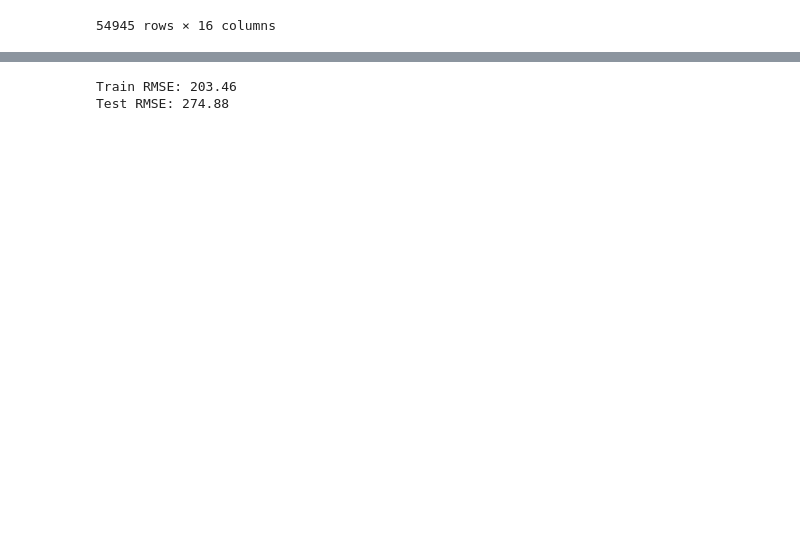
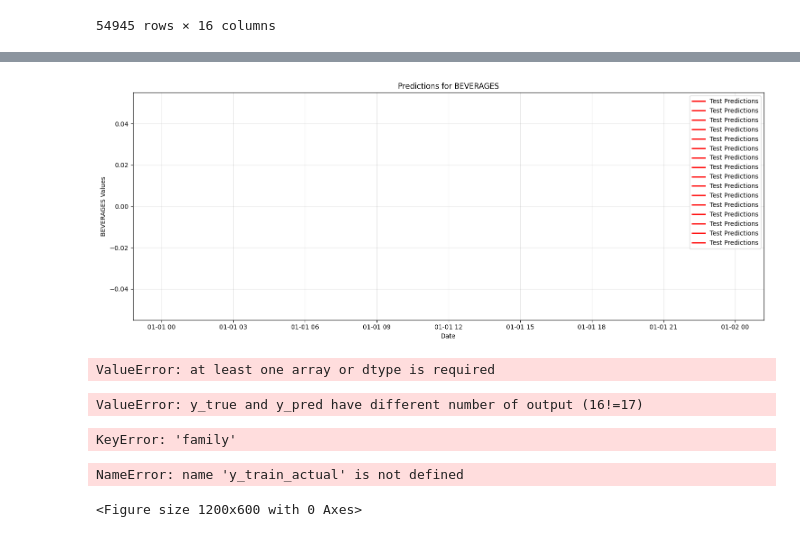
Before and after one commit to InspectorGoole/Sales-Demand-Forecast, a Jupyter notebook: sales_fore.ipynb, the cells around one changed output, grey strips where cells are left out. Cells and saved outputs as stored; diff of their text form; code cells hidden in the pictures; blank space fills up the shorter version.

```diff
--- a/sales_fore.ipynb
+++ b/sales_fore.ipynb
@@ -764,6 +781,8 @@ model.fit(X_train, y_train)
 
 y_fit = pd.DataFrame(model.predict(X_train), index=X_train.index, columns=y.columns)
 y_pred = pd.DataFrame(model.predict(X_test), index=X_test.index, columns=y.columns)
+
+y_pred['family'] = X_test['family'].values
 # %%
 y_pred
 # %% [output]
@@ -784,3 +850,9 @@ y_pred
+# %%
+# Example usage:
+plot_family_predictions('BEVERAGES', X_train, X_test, y_train, y_test, y_fit, y_pred)
+# %% [output]
+[figure, added]
+ValueError: at least one array or dtype is required
 # %%
 train_rmse = mean_squared_error(y_train, y_fit)
 test_rmse = mean_squared_error(y_test, y_pred)
@@ -788,5 +860,4 @@ train_rmse = np.sqrt(train_rmse)
 test_rmse = np.sqrt(test_rmse)
 print((f"Train RMSE: {train_rmse:.2f}\n" f"Test RMSE: {test_rmse:.2f}"))
 # %% [output]
-Train RMSE: 203.46
-Test RMSE: 274.88
+ValueError: y_true and y_pred have different number of output (16!=17)
@@ -804,0 +882,42 @@ _ = ax.legend([FAMILY, FAMILY + ' Forecast'])
+# %%
+# FAMILY = 'BEAUTY'
+
+# # Extract actual values for the family
+# y_train_actual = y_train.loc[:, FAMILY]
+# y_test_actual = y_test.loc[:, FAMILY]
+
+# # Extract predicted values for the family
+# y_train_pred = y_fit[y_fit['family'] == FAMILY][FAMILY]
+# y_test_pred = y_pred[y_pred['family'] == FAMILY][FAMILY]
+
+FAMILY = 'BEAUTY'
+
+# Extract actual values for the family (assuming 'y' has columns like 'sales' + 'family')
+y_train_actual = y_train[y_train['family'] == FAMILY]['sales']  # Adjust 'sales' to your target column
+y_test_actual = y_test[y_test['family'] == FAMILY]['sales']
+
+# Extract predicted values (assuming y_fit/y_pred have the same structure)
+y_train_pred = y_fit[y_fit['family'] == FAMILY]['y_step_1']  # Replace 'y_step_1' with your target column
+y_test_pred = y_pred[y_pred['family'] == FAMILY]['y_step_1']
+# %% [output]
+KeyError: 'family'
+# %%
+plt.figure(figsize=(12, 6))
+
+# Plot training set
+plt.plot(y_train_actual.index, y_train_actual, label=f'{FAMILY} (Actual Train)', color='blue', alpha=0.6)
+plt.plot(y_train_pred.index, y_train_pred, label=f'{FAMILY} (Predicted Train)', linestyle='--', color='red')
+
+# Plot test set
+plt.plot(y_test_actual.index, y_test_actual, label=f'{FAMILY} (Actual Test)', color='green', alpha=0.6)
+plt.plot(y_test_pred.index, y_test_pred, label=f'{FAMILY} (Predicted Test)', linestyle='--', color='orange')
+
+plt.title(f'Actual vs. Predicted Sales for {FAMILY}')
+plt.xlabel('Date')
+plt.ylabel('Sales')
+plt.legend()
+plt.grid(True)
+plt.show()
+# %% [output]
+NameError: name 'y_train_actual' is not defined
+<Figure size 1200x600 with 0 Axes>
```
Also changed, not shown: parts of 13 cells of this notebook.
